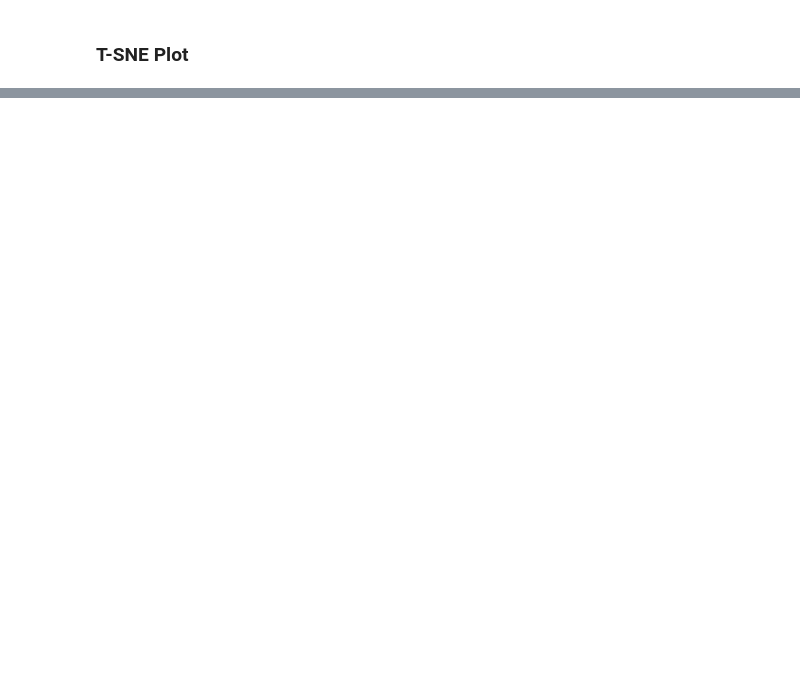
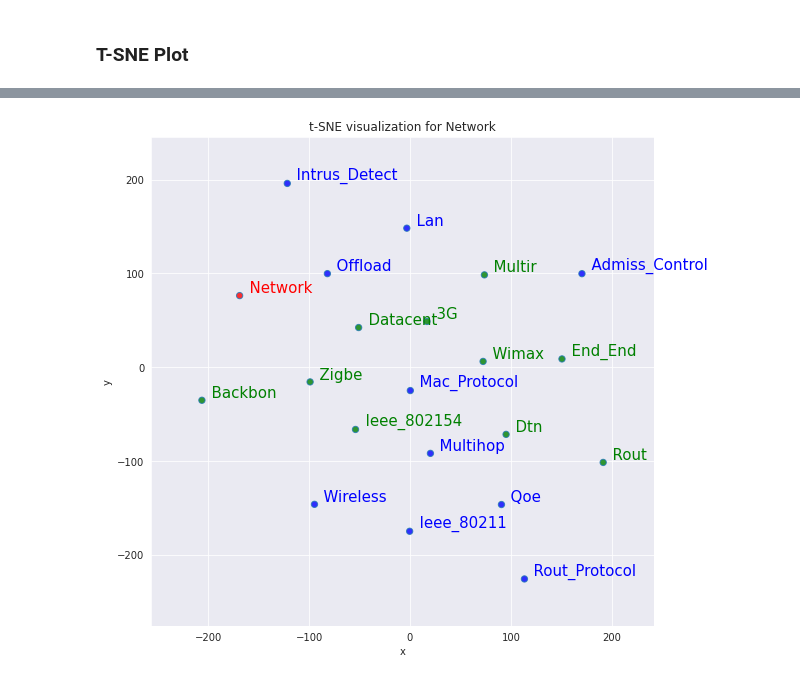
Before and after one commit to ufsj-labPi/cluwords-lattes, a Jupyter notebook: embedding.ipynb, the cells around one changed output, grey strips where cells are left out. Saved outputs shown, nothing was run; the diff lists cells and outputs as text; code cells hidden in the pictures; blank space fills up the shorter version.

```diff
--- a/embedding.ipynb
+++ b/embedding.ipynb
@@ -76,3 +206,8 @@ INFO - 21:57:57: precomputing L2-norms of word weight vectors
+# %%
+#10 Most similar words vs. 11th to 20th Most similar words:
+tsnescatterplot(model, "network", [t[0] for t in model.wv.most_similar(positive=["network"], topn=20)][10:])
+# %% [output]
+[figure, added]
 # %%
 path = './data/models/'
 Path(path).mkdir(exist_ok=True)
```
Also changed, not shown: parts of 13 cells of this notebook, 4 other files.
